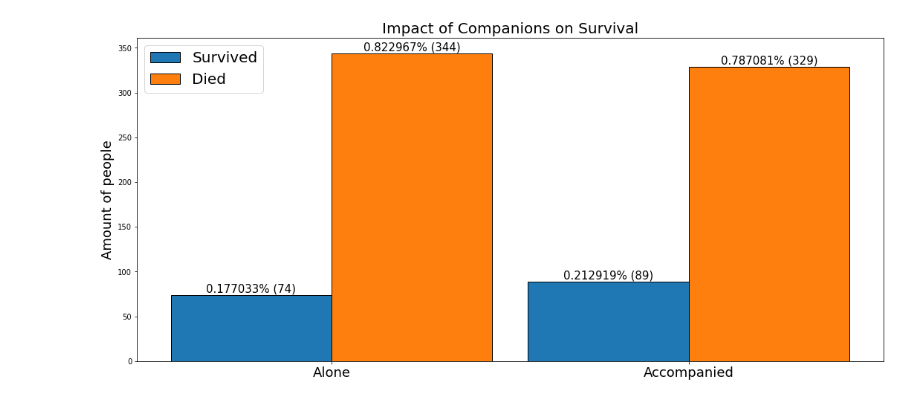
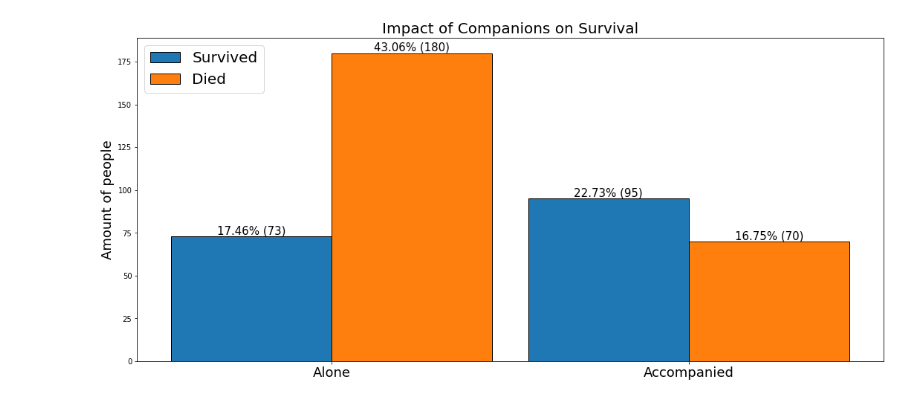
Before and after one commit to michal3pol/titanic, a Jupyter notebook: Plots.ipynb, the cells around one changed output. Saved outputs shown, nothing was run; the diff lists cells and outputs as text; code cells hidden in the pictures.

```diff
--- a/Plots.ipynb
+++ b/Plots.ipynb
@@ -10,18 +10,18 @@ import pandas as pd
 %autoreload 2
 # %%
 def preparePercentageString(value, maxValue):
-    percentage = '{:2f}'.format(value/ maxValue, 2 * 100)
+    percentage = '{:0.2f}'.format((value/ maxValue) * 100)
     return f'{percentage}% ({value})'
 
 def draw_companions_impact_plot(file_name):
     df = pd.read_csv(file_name)
-    axis_amount = len(df.index)
+    row_amount = len(df.index)
 
     alone_and_survived = np.sum((df['Survived'] == 1) & (df['Companions'] == 0))
-    alone_and_died = axis_amount - alone_and_survived
+    alone_and_died = np.sum((df['Survived'] == 0) & (df['Companions'] == 0))
 
     accompanied_and_survived = np.sum((df['Survived'] == 1) & (df['Companions'] > 0))
-    accompanied_and_died = axis_amount - accompanied_and_survived
+    accompanied_and_died = np.sum((df['Survived'] == 0) & (df['Companions'] > 0))
 
     died = [alone_and_died, accompanied_and_died]
     survived = [alone_and_survived, accompanied_and_survived]
@@ -36,7 +36,5 @@ def draw_companions_impact_plot(file_name):
     plt.title('Impact of Companions on Survival', fontsize=20)
 
     for i in range(len(died)):
-        plt.annotate(preparePercentageString(died[i], axis_amount), xy=(i + 0.45,died[i]), ha='center', va='bottom', fontsize=15)
-        plt.annotate(preparePercentageString(survived[i], axis_amount), xy=(i ,survived[i]), ha='center', va='bottom', fontsize=15)
-
-draw_companions_impact_plot("train_data_results.csv")
+        plt.annotate(preparePercentageString(died[i],row_amount), xy=(i + 0.45,died[i]), ha='center', va='bottom', fontsize=15)
+        plt.annotate(preparePercentageString(survived[i],row_amount), xy=(i ,survived[i]), ha='center', va='bottom', fontsize=15)
@@ -45,7 +45,7 @@ draw_companions_impact_plot("train_data_results.csv")
 # %%
-draw_companions_impact_plot("test-data-results.csv")
+draw_companions_impact_plot("test_data_results.csv")
 # %% [output]
-[figure, old version]
+[figure, new version]
 # %%
 def draw_entry_place_impact_plot(file_name):
     df = pd.read_csv(file_name)
```
Also changed, not shown: parts of 12 cells of this notebook.
